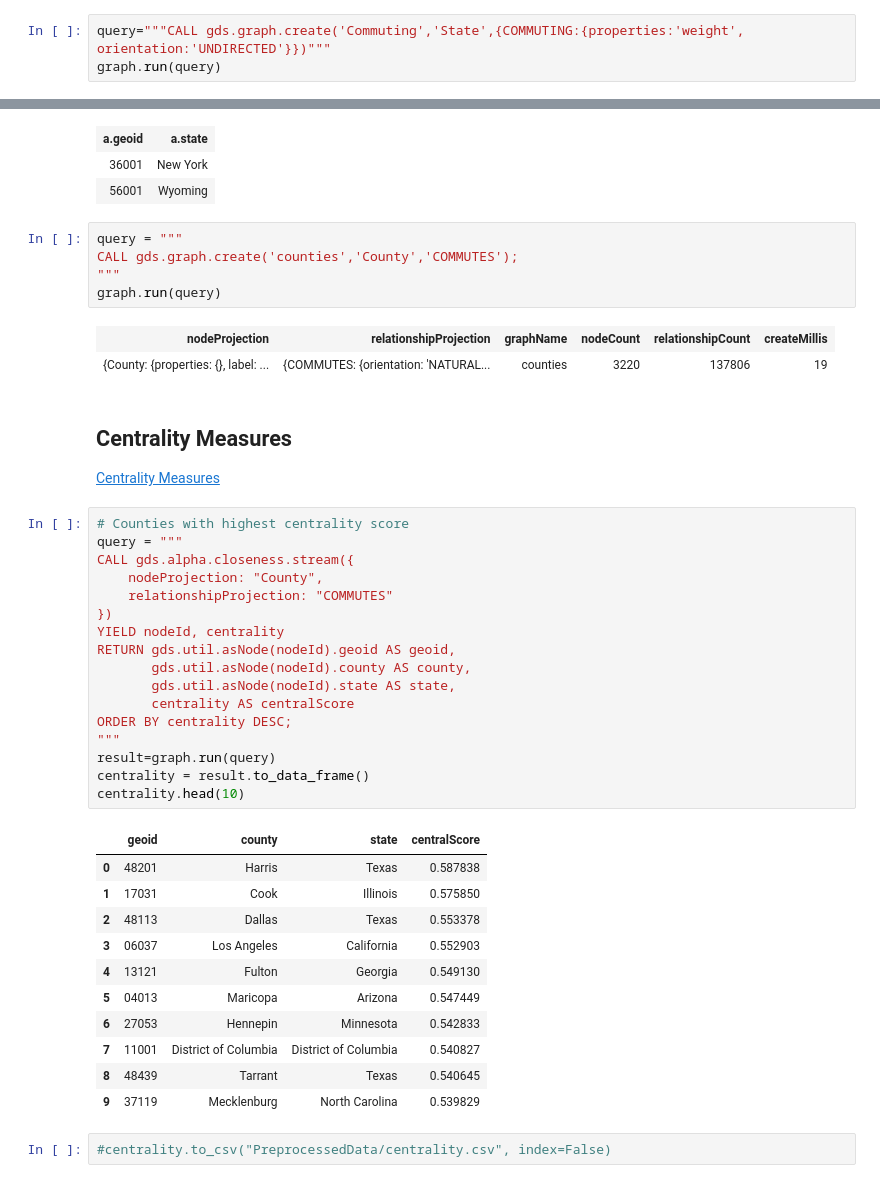
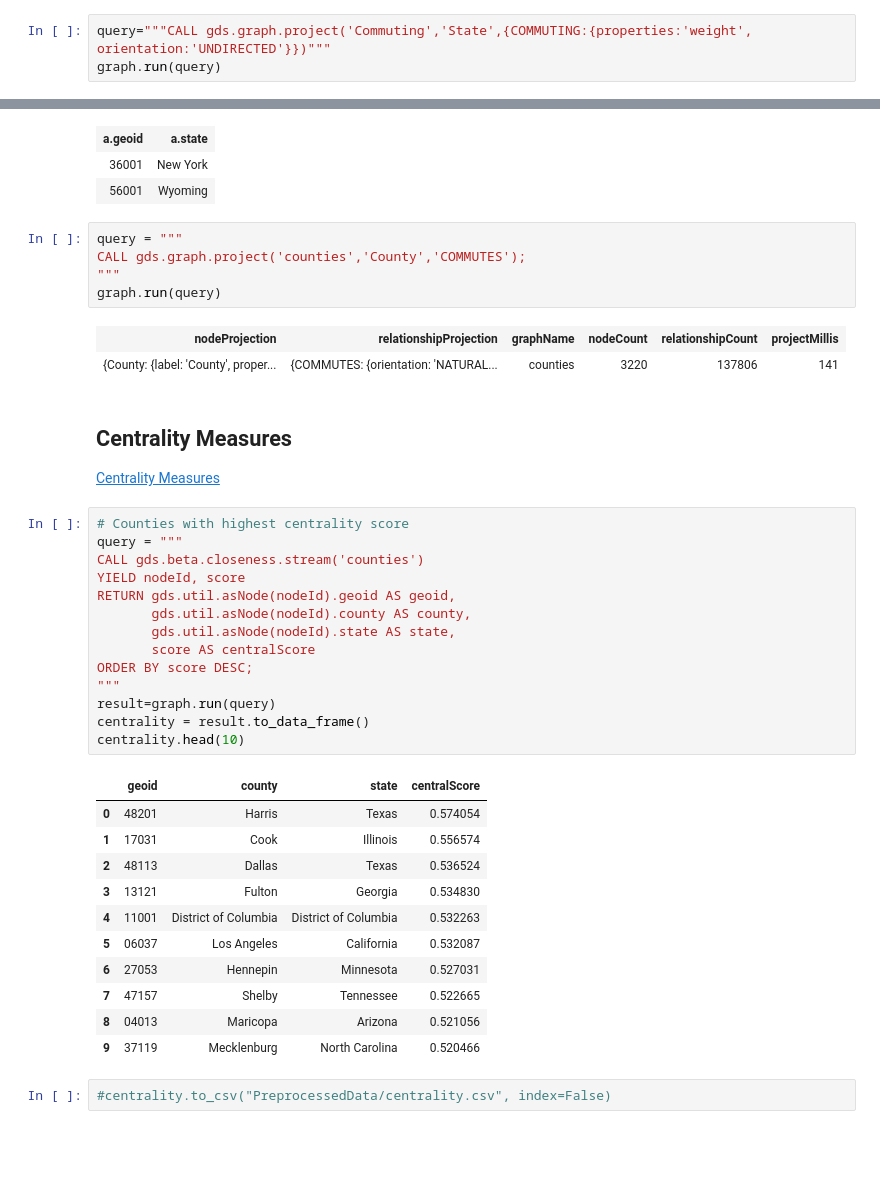
Before and after one commit to KingaAnna/MDA_final_Sweden, a Jupyter notebook: commuteGraph.ipynb, the cells around one changed output, grey strips where cells are left out. Drawn from its saved outputs; the diff is of its cells as text; blank space fills up the shorter version.

```diff
--- a/commuteGraph.ipynb
+++ b/commuteGraph.ipynb
@@ -74,6 +74,6 @@ graph.run(query,file='file:///commuting_edges.csv')
 # %% [markdown]
 Create an in-memory graph, called 'Commuting'.
 # %%
-query="""CALL gds.graph.create('Commuting','State',{COMMUTING:{properties:'weight', orientation:'UNDIRECTED'}})"""
+query="""CALL gds.graph.project('Commuting','State',{COMMUTING:{properties:'weight', orientation:'UNDIRECTED'}})"""
 graph.run(query)
 # %% [output]
@@ -168,44 +151,41 @@ graph.run(query)
 | 56001 | Wyoming |
 # %%
 query = """
-CALL gds.graph.create('counties','County','COMMUTES');
+CALL gds.graph.project('counties','County','COMMUTES');
 """
 graph.run(query)
 # %% [output]
-| nodeProjection | relationshipProjection | graphName | nodeCount | relationshipCount | createMillis |
-| {County: {properties: {}, label: ... | {COMMUTES: {orientation: 'NATURAL... | counties | 3220 | 137806 | 19 |
+| nodeProjection | relationshipProjection | graphName | nodeCount | relationshipCount | projectMillis |
+| {County: {label: 'County', proper... | {COMMUTES: {orientation: 'NATURAL... | counties | 3220 | 137806 | 141 |
 # %% [markdown]
 ## Centrality Measures
 <A HREF="https://neo4j-website.s3.eu-central-1.amazonaws.com/build/html/Algorithms/centrality/centrality.html">Centrality Measures</A>
 # %%
 # Counties with highest centrality score
 query = """
-CALL gds.alpha.closeness.stream({
-    nodeProjection: "County",
-    relationshipProjection: "COMMUTES"
-})
-YIELD nodeId, centrality
+CALL gds.beta.closeness.stream('counties')
+YIELD nodeId, score
 RETURN gds.util.asNode(nodeId).geoid AS geoid,
        gds.util.asNode(nodeId).county AS county,
        gds.util.asNode(nodeId).state AS state,
-       centrality AS centralScore
-ORDER BY centrality DESC;
+       score AS centralScore
+ORDER BY score DESC;
 """
 result=graph.run(query)
 centrality = result.to_data_frame()
 centrality.head(10)
 # %% [output]
 |  | geoid | county | state | centralScore |
-| 0 | 48201 | Harris | Texas | 0.587838 |
-| 1 | 17031 | Cook | Illinois | 0.575850 |
-| 2 | 48113 | Dallas | Texas | 0.553378 |
-| 3 | 06037 | Los Angeles | California | 0.552903 |
-| 4 | 13121 | Fulton | Georgia | 0.549130 |
-| 5 | 04013 | Maricopa | Arizona | 0.547449 |
-| 6 | 27053 | Hennepin | Minnesota | 0.542833 |
-| 7 | 11001 | District of Columbia | District of Columbia | 0.540827 |
-| 8 | 48439 | Tarrant | Texas | 0.540645 |
-| 9 | 37119 | Mecklenburg | North Carolina | 0.539829 |
+| 0 | 48201 | Harris | Texas | 0.574054 |
+| 1 | 17031 | Cook | Illinois | 0.556574 |
+| 2 | 48113 | Dallas | Texas | 0.536524 |
+| 3 | 13121 | Fulton | Georgia | 0.534830 |
+| 4 | 11001 | District of Columbia | District of Columbia | 0.532263 |
+| 5 | 06037 | Los Angeles | California | 0.532087 |
+| 6 | 27053 | Hennepin | Minnesota | 0.527031 |
+| 7 | 47157 | Shelby | Tennessee | 0.522665 |
+| 8 | 04013 | Maricopa | Arizona | 0.521056 |
+| 9 | 37119 | Mecklenburg | North Carolina | 0.520466 |
 # %%
 #centrality.to_csv("PreprocessedData/centrality.csv", index=False)
 # %%
```
Also changed, not shown: parts of 15 cells of this notebook.
